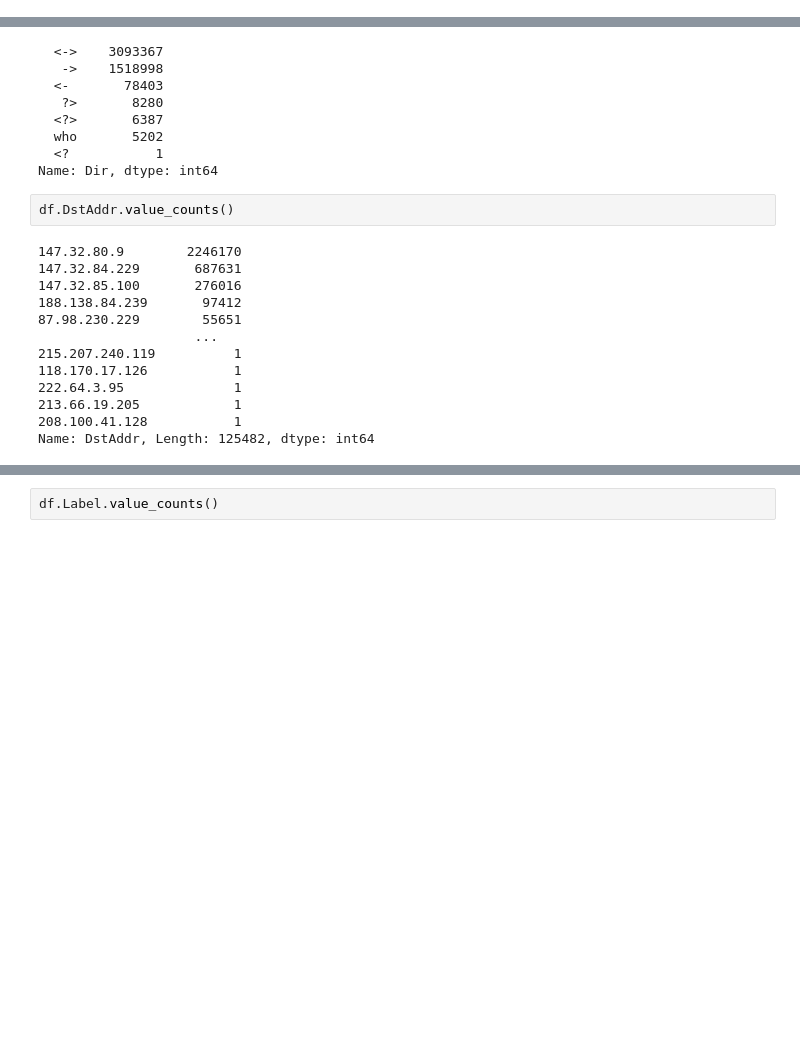
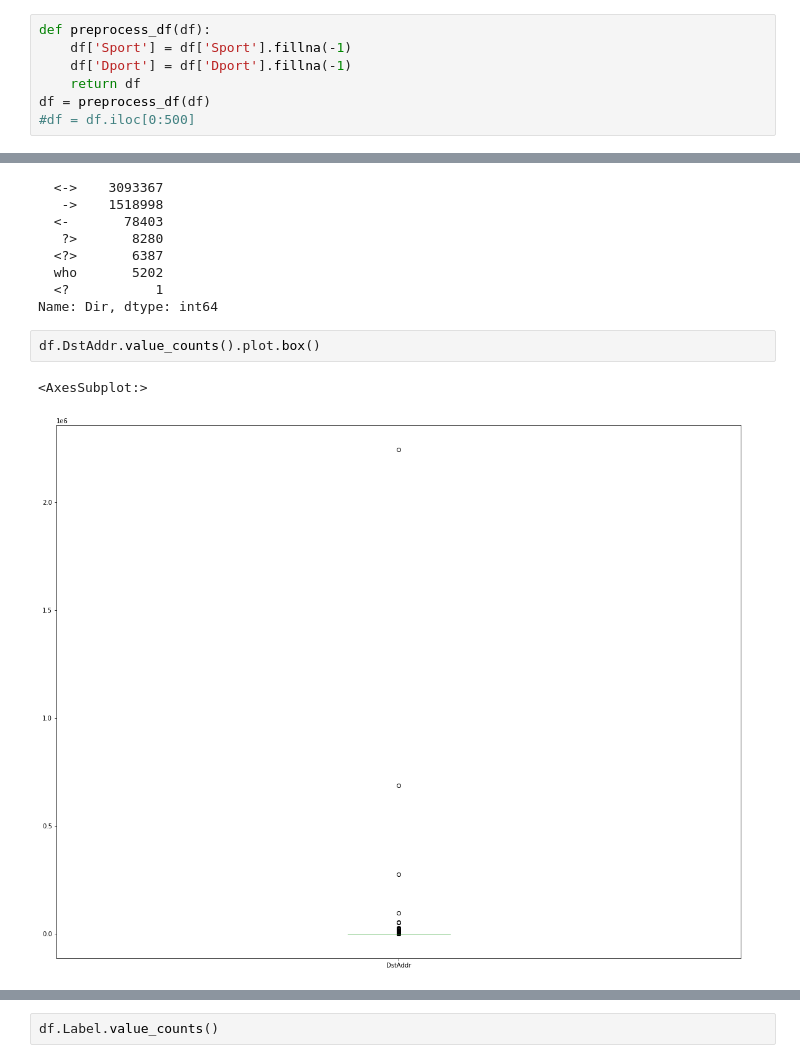
Before and after one commit to mgendr/CTU_13_Supervision_Des_Systemes, a Jupyter notebook: First Analysis.ipynb, the cells around one changed output, grey strips where cells are left out. Cells and saved outputs as stored; diff of their text form; blank space fills up the shorter version.

```diff
--- a/First Analysis.ipynb
+++ b/First Analysis.ipynb
@@ -41,6 +43,13 @@ df
 | 4710636 | 2011/08/15 10:13:26.427955 | 0.000549 | udp | 89.176.63.143 | 27520 | <-> | 147.32.84.229 | 13363 | CON | 0.0 | 0.0 | ... |
 | 4710637 | 2011/08/15 10:13:26.439802 | 0.000358 | udp | 81.33.153.210 | 20176 | <-> | 147.32.84.229 | 13363 | CON | 0.0 | 0.0 | ... |
 4710638 rows × 15 columns
+# %%
+def preprocess_df(df):
+    df['Sport'] = df['Sport'].fillna(-1)
+    df['Dport'] = df['Dport'].fillna(-1)
+    return df
+df = preprocess_df(df)
+#df = df.iloc[0:500]
 # %%
 df.describe()
 # %% [output]
@@ -86,18 +95,8 @@ df.Dir.value_counts()
   <?           1
 Name: Dir, dtype: int64
 # %%
-df.DstAddr.value_counts()
+df.DstAddr.value_counts().plot.box()
 # %% [output]
-147.32.80.9        2246170
-147.32.84.229       687631
-147.32.85.100       276016
-188.138.84.239       97412
-87.98.230.229        55651
-                    ...
-215.207.240.119          1
-118.170.17.126           1
-222.64.3.95              1
-213.66.19.205            1
-208.100.41.128           1
-Name: DstAddr, Length: 125482, dtype: int64
+<AxesSubplot:>
+[figure, added]
 # %%
```
Also changed, not shown: parts of 14 cells of this notebook.
